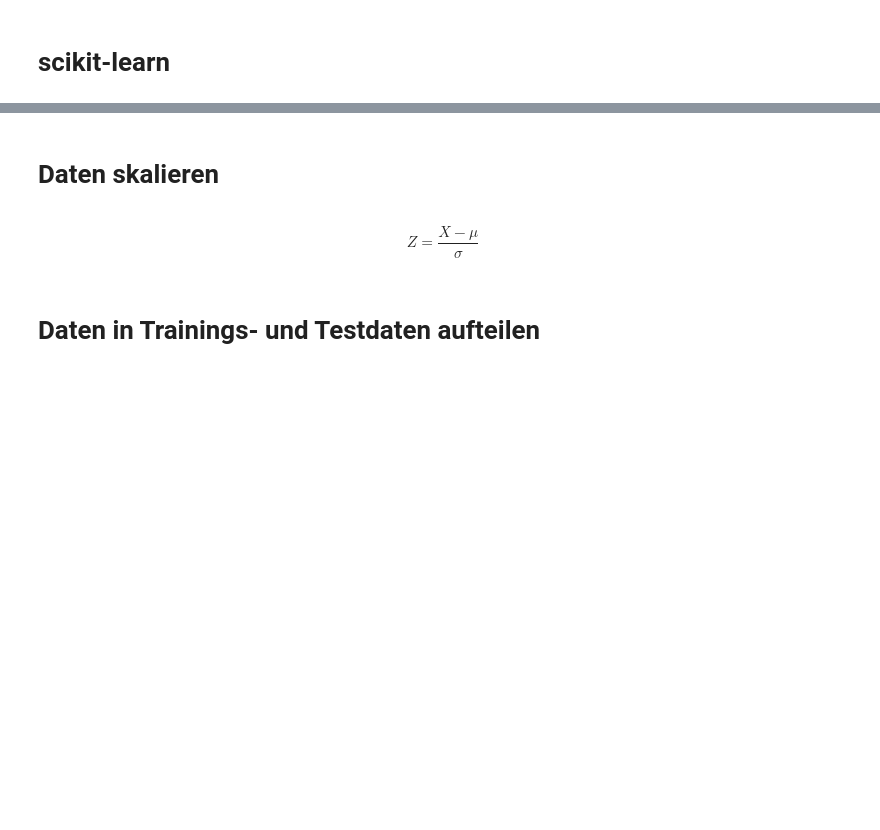
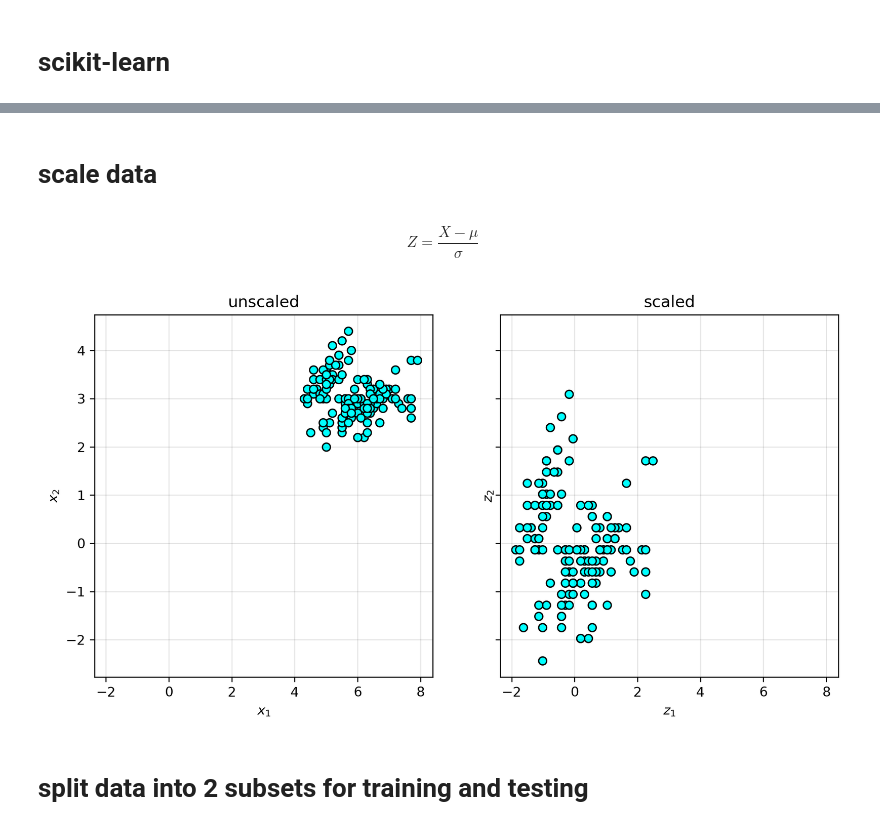
Before and after one commit to saifedias/hands_on_sklearn_keras_tf, a Jupyter notebook: 3_scikit_learn.ipynb, the cells around one changed output, grey strips where cells are left out. Drawn from its saved outputs; the diff is of its cells as text; code cells hidden in the pictures; blank space fills up the shorter version.

```diff
--- a/3_scikit_learn.ipynb
+++ b/3_scikit_learn.ipynb
@@ -19,23 +33,25 @@ pd.DataFrame(data = np.c_[data['data'], data['target']], columns = data['feature
 # %% [markdown]
-# Daten skalieren
+# scale data
 # %% [markdown]
 $$Z = \frac{X - \mu}{\sigma}$$
 # %%
 from sklearn import preprocessing
 
 scaler = preprocessing.StandardScaler()
 X_scaled = scaler.fit_transform(X)
 
-fig, axs = plt.subplots(1, 2, figsize=(10, 5), sharex=True, sharey=True, dpi=100)
-for header, ax, i, names in zip(["unscaliert", "scaliert"], axs, [X, X_scaled], [["$x_1$", "$x_2$"], ["$z_1$", "$z_2$"]]):
+fig, axs = plt.subplots(1, 2, figsize=(10, 5), sharex=True, sharey=True, dpi=150)
+for header, ax, i, names in zip(["unscaled", "scaled"], axs, [X, X_scaled], [["$x_1$", "$x_2$"], ["$z_1$", "$z_2$"]]):
     ax.set_title(header)
-    ax.scatter(i[:,0], i[:,1])
+    ax.scatter(i[:,0], i[:,1], color="cyan", edgecolor="k")
     ax.set_xlabel(names[0])
     ax.set_ylabel(names[1])
     ax.grid(color="k", alpha=0.1, zorder=0)
 plt.show()
+# %% [output]
+[figure, added]
 # %% [markdown]
-# Daten in Trainings- und Testdaten aufteilen
+# split data into 2 subsets for training and testing
 # %%
 from sklearn.model_selection import train_test_split
 
```
Also changed, not shown: parts of 9 cells of this notebook, 1 other file.
